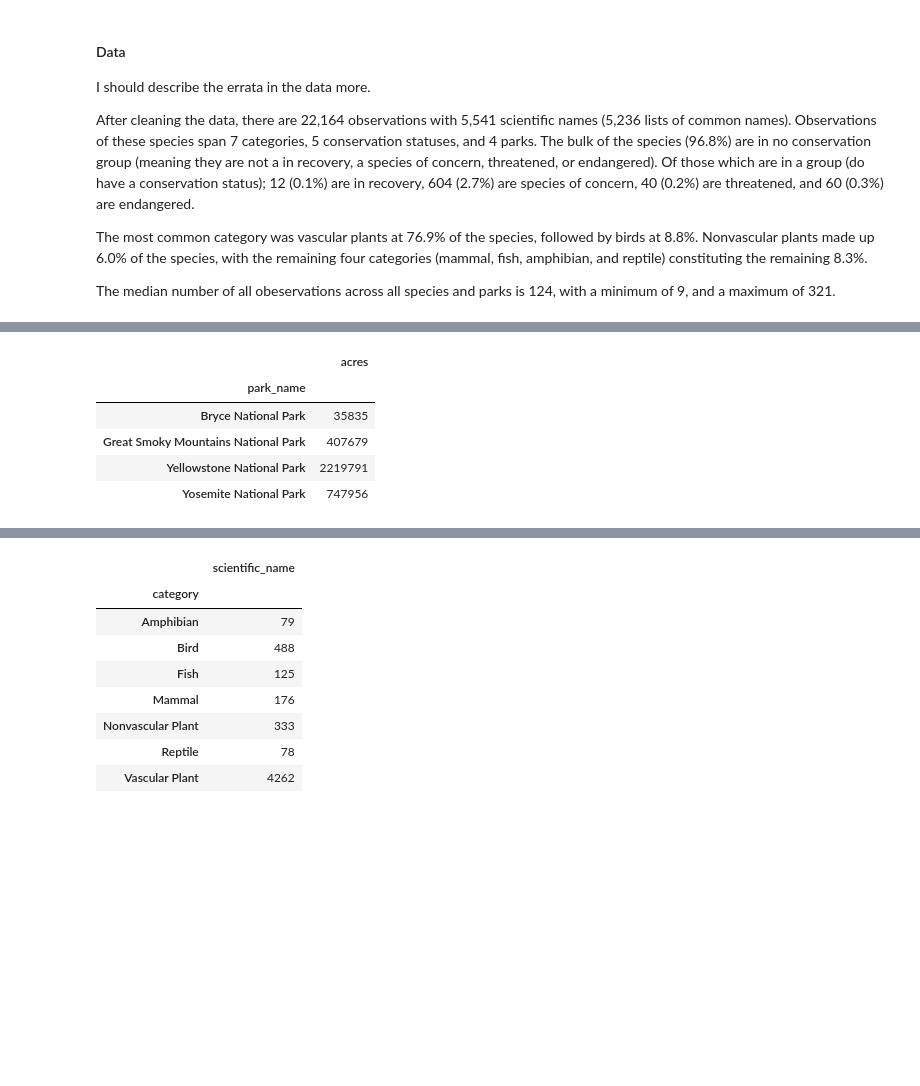
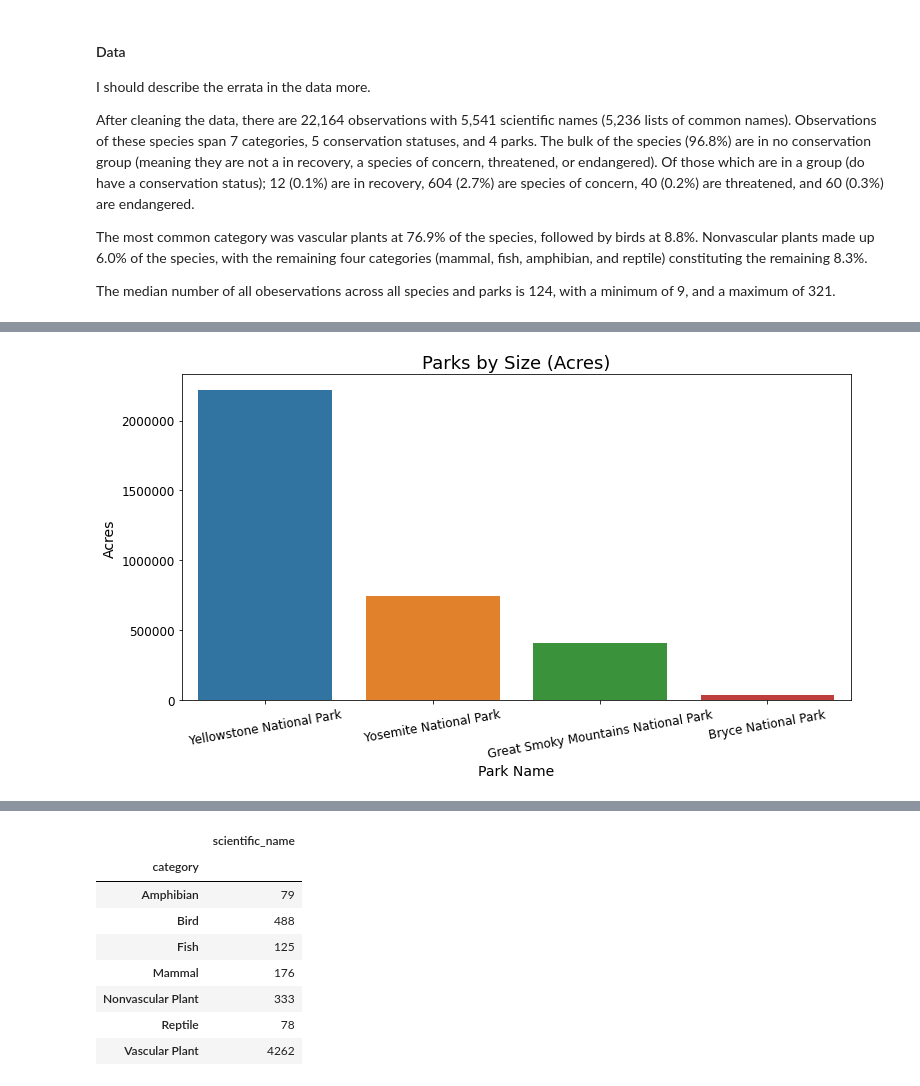
Before and after one commit to lightlySkewed/Biodiversity, a Jupyter notebook: biodiversity.ipynb, the cells around one changed output, grey strips where cells are left out. Saved outputs shown, nothing was run; the diff lists cells and outputs as text; code cells hidden in the pictures; blank space fills up the shorter version.

```diff
--- a/biodiversity.ipynb
+++ b/biodiversity.ipynb
@@ -124,14 +138,19 @@ park_obs
 # %%
-# create a df of the park acreage
+# create a df of the park acreage for 'diversity' plot
 park_acres = {'acres': [35835, 407679, 2219791, 747956]}
 park_labels = ['Bryce National Park', 'Great Smoky Mountains National Park', 'Yellowstone National Park', 'Yosemite National Park']
-park_size_df = pd.DataFrame(park_acres, index= park_labels)
-park_size_df.index.name = 'park_name'
-park_size_df
+park_size = pd.DataFrame(park_acres, index= park_labels)
+park_size.index.name = 'park_name'
+
+fig, ax = plt.subplots(figsize= (12, 6))
+plt.ticklabel_format(style= 'plain', axis= 'y')
+sns.barplot(data= park_size, x= park_size.index, y= 'acres',
+            order= park_size.sort_values('acres', ascending= False).index)
+# ax.yaxis.set_major_formatter(ticker.FuncFormatter(lambda x, pos: '{:,.0f}'.format(x/1000) + 'k'))
+plt.title('Parks by Size (Acres)',fontsize=18)
+plt.xlabel('Park Name', fontsize= 14)
+plt.ylabel('Acres', fontsize= 14)
+plt.xticks(fontsize= 12, rotation= 10);
+plt.yticks(fontsize= 12);
 # %% [output]
-|  | acres |
-| park_name |  |
-| Bryce National Park | 35835 |
-| Great Smoky Mountains National Park | 407679 |
-| Yellowstone National Park | 2219791 |
-| Yosemite National Park | 747956 |
+[figure, added]
```
Also changed, not shown: parts of 14 cells of this notebook.
